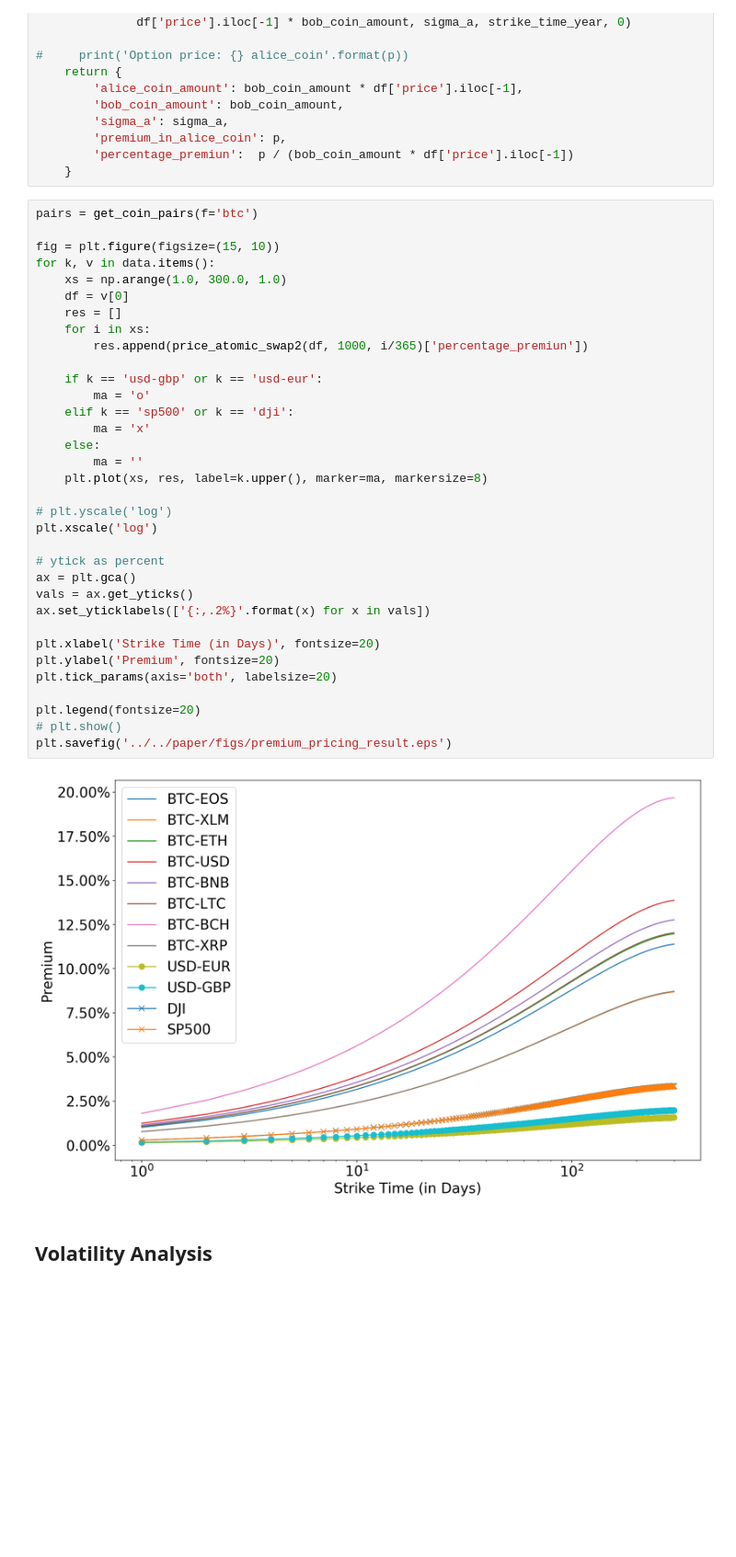
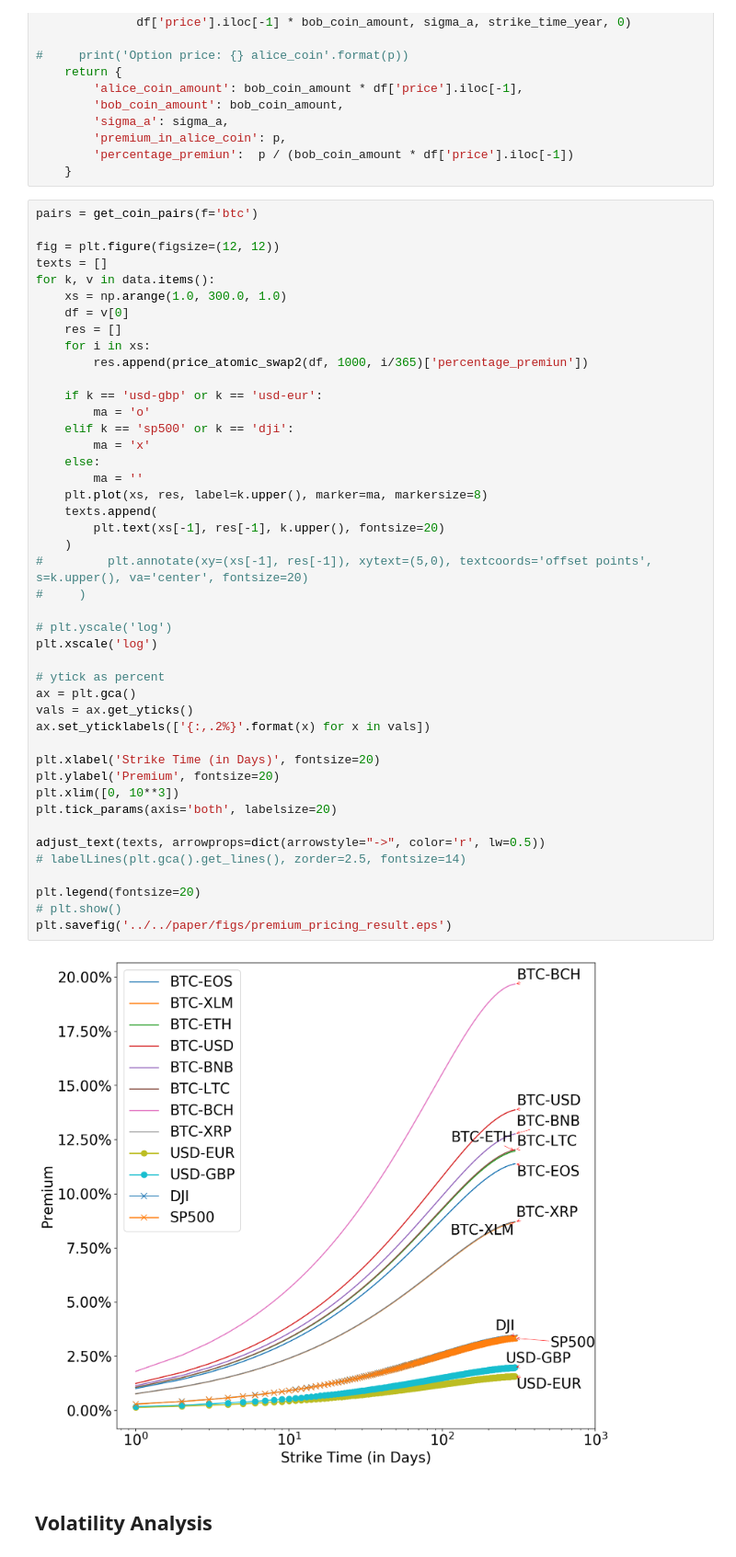
Before and after one commit to DEX-ware/fair-atomic-swap, a Jupyter notebook: src/evaluation/evaluation.ipynb, the cells around one changed output. Shown at 92% size. Drawn from its saved outputs; the diff is of its cells as text; blank space fills up the shorter version.

```diff
--- a/src/evaluation/evaluation.ipynb
+++ b/src/evaluation/evaluation.ipynb
@@ -232,39 +233,49 @@ def price_atomic_swap2(df, bob_coin_amount, strike_time_year):
 # %%
 pairs = get_coin_pairs(f='btc')
 
-fig = plt.figure(figsize=(15, 10))
+fig = plt.figure(figsize=(12, 12))
+texts = []
 for k, v in data.items():
     xs = np.arange(1.0, 300.0, 1.0)
     df = v[0]
     res = []
     for i in xs:
         res.append(price_atomic_swap2(df, 1000, i/365)['percentage_premiun'])
 
     if k == 'usd-gbp' or k == 'usd-eur':
         ma = 'o'
     elif k == 'sp500' or k == 'dji':
         ma = 'x'
     else:
         ma = ''
     plt.plot(xs, res, label=k.upper(), marker=ma, markersize=8)
+    texts.append(
+        plt.text(xs[-1], res[-1], k.upper(), fontsize=20)
+    )
+#         plt.annotate(xy=(xs[-1], res[-1]), xytext=(5,0), textcoords='offset points', s=k.upper(), va='center', fontsize=20)
+#     )
 
 # plt.yscale('log')
 plt.xscale('log')
 
 # ytick as percent
 ax = plt.gca()
 vals = ax.get_yticks()
 ax.set_yticklabels(['{:,.2%}'.format(x) for x in vals])
 
 plt.xlabel('Strike Time (in Days)', fontsize=20)
 plt.ylabel('Premium', fontsize=20)
+plt.xlim([0, 10**3])
 plt.tick_params(axis='both', labelsize=20)
+
+adjust_text(texts, arrowprops=dict(arrowstyle="->", color='r', lw=0.5))
+# labelLines(plt.gca().get_lines(), zorder=2.5, fontsize=14)
 
 plt.legend(fontsize=20)
 # plt.show()
 plt.savefig('../../paper/figs/premium_pricing_result.eps')
 # %% [output]
-[figure, old version]
+[figure, new version]
 # %% [markdown]
 ## Volatility Analysis
 # %%
```
Also changed, not shown: parts of 2 cells of this notebook, 2 other files.
